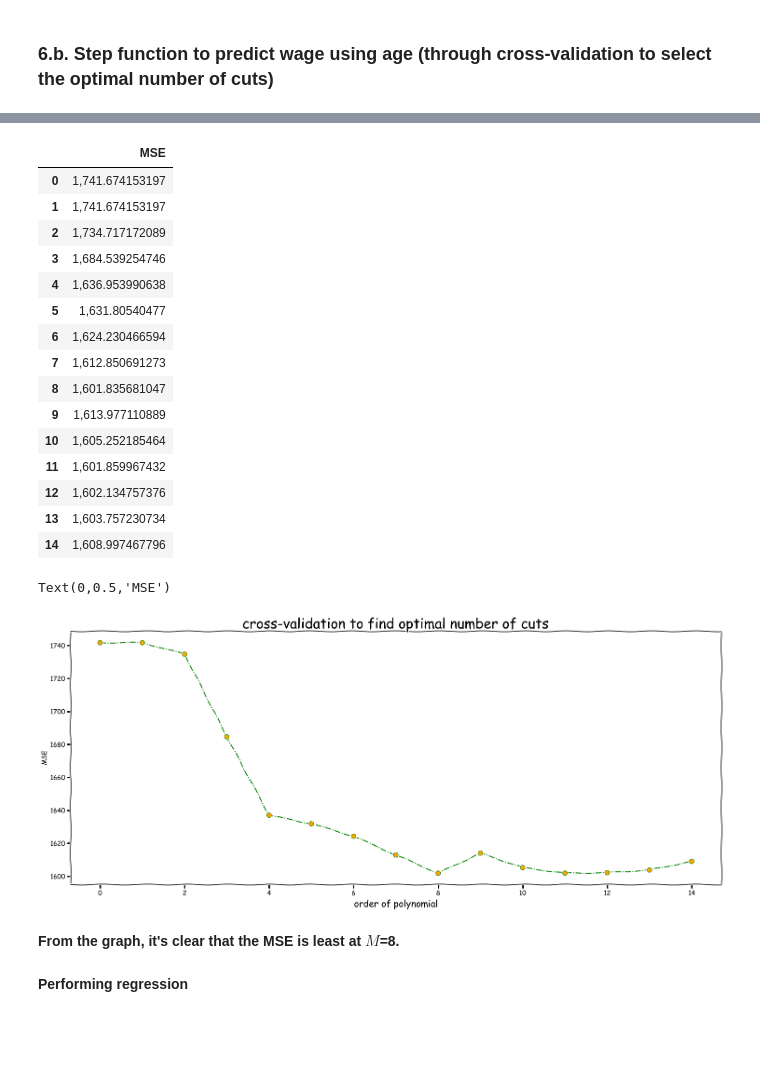
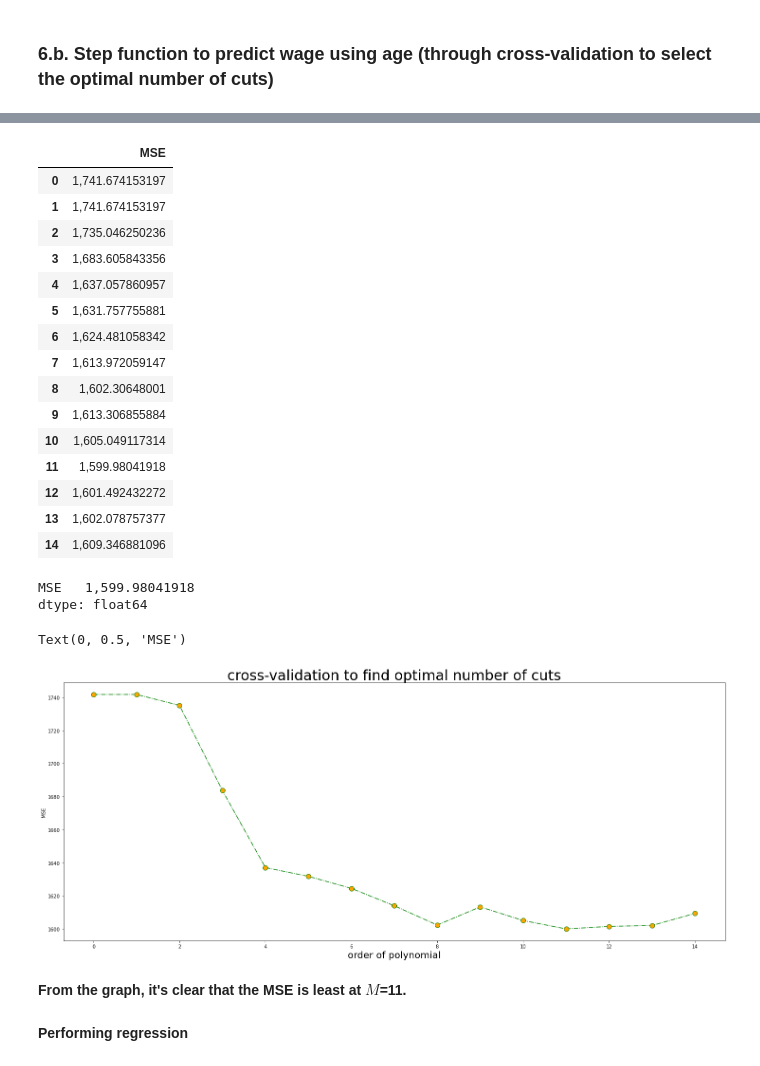
Before and after one commit to rserran/ISLP-1, a Jupyter notebook: Chapter 7/Applied Exercises/6.ipynb, the cells around one changed output, grey strips where cells are left out. Cells and saved outputs as stored; diff of their text form; code cells hidden in the pictures; blank space fills up the shorter version.

```diff
--- a/Chapter 7/Applied Exercises/6.ipynb
+++ b/Chapter 7/Applied Exercises/6.ipynb
@@ -14,7 +19,7 @@ import seaborn as sns
 # %%
 # import data
-url = "/Users/arpanganguli/Documents/Professional/Finance/ISLR/Wage.csv"
-Wage = pd.read_csv(url, index_col='SlNo')
+file_name = '../../Data/Wage.csv'
+Wage = pd.read_csv(file_name, index_col='SlNo')
 # %%
 Wage.head()
 # %% [output]
@@ -193,31 +202,37 @@ MSEdf
 |  | MSE |
 | 0 | 1,741.674153197 |
 | 1 | 1,741.674153197 |
-| 2 | 1,734.717172089 |
-| 3 | 1,684.539254746 |
-| 4 | 1,636.953990638 |
-| 5 | 1,631.80540477 |
-| 6 | 1,624.230466594 |
-| 7 | 1,612.850691273 |
-| 8 | 1,601.835681047 |
-| 9 | 1,613.977110889 |
-| 10 | 1,605.252185464 |
-| 11 | 1,601.859967432 |
-| 12 | 1,602.134757376 |
-| 13 | 1,603.757230734 |
-| 14 | 1,608.997467796 |
+| 2 | 1,735.046250236 |
+| 3 | 1,683.605843356 |
+| 4 | 1,637.057860957 |
+| 5 | 1,631.757755881 |
+| 6 | 1,624.481058342 |
+| 7 | 1,613.972059147 |
+| 8 | 1,602.30648001 |
+| 9 | 1,613.306855884 |
+| 10 | 1,605.049117314 |
+| 11 | 1,599.98041918 |
+| 12 | 1,601.492432272 |
+| 13 | 1,602.078757377 |
+| 14 | 1,609.346881096 |
+# %%
+# minimum MSEdf
+MSEdf.min()
+# %% [output]
+MSE   1,599.98041918
+dtype: float64
 # %%
-plt.xkcd()
+# plt.xkcd()
 plt.figure(figsize=(25, 10))
 plt.plot(MSEdf, color='g',  linestyle='-.', marker='o', markerfacecolor='orange', markersize=10)
 plt.title('cross-validation to find optimal number of cuts', fontsize=30)
 plt.xlabel('order of polynomial', fontsize=20)
 plt.ylabel('MSE')
 # %% [output]
-Text(0,0.5,'MSE')
+Text(0, 0.5, 'MSE')
-[figure, old version]
+[figure, new version]
 # %% [markdown]
-**From the graph, it's clear that the MSE is least at $M$=8.**
+**From the graph, it's clear that the MSE is least at $M$=11.**
 # %% [markdown]
 **Performing regression**
 # %%
```
Also changed, not shown: parts of 14 cells of this notebook, 5 other files.
